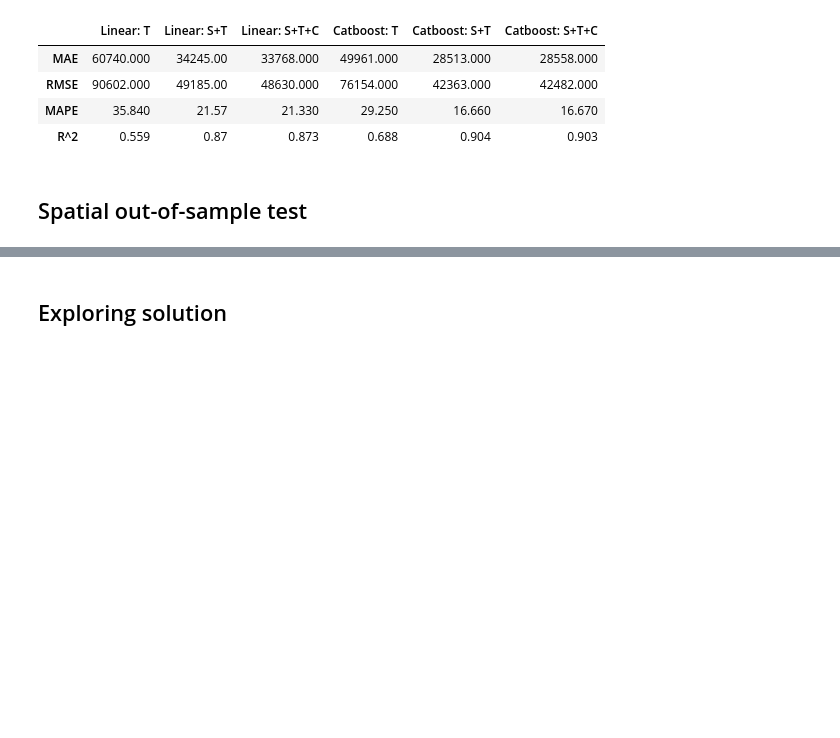
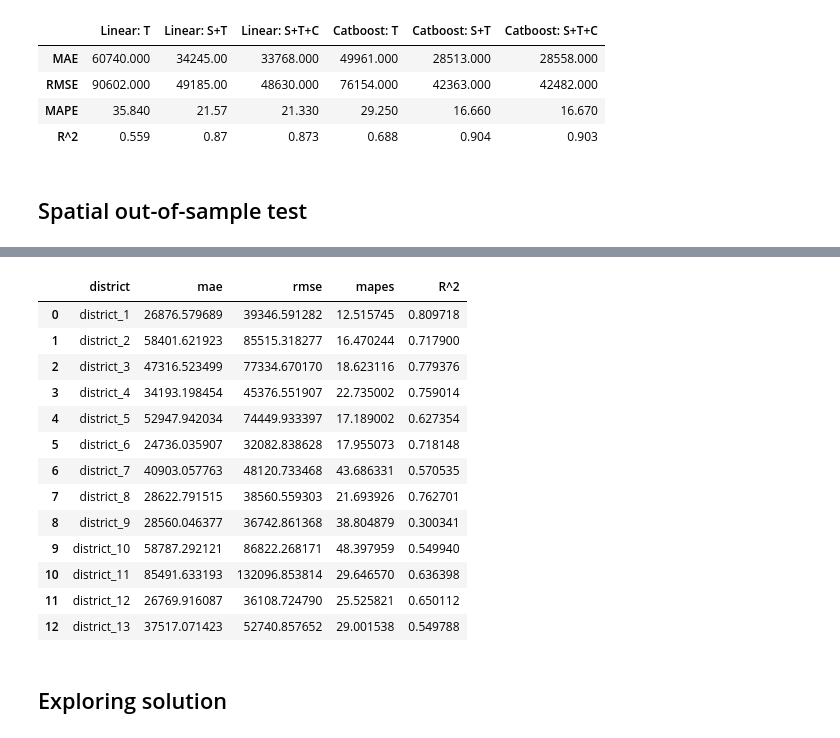
Before and after one commit to tim-heuwinkel/wikipedia-real-estate, a Jupyter notebook: ML_wiki.ipynb, the cells around one changed output, grey strips where cells are left out. Drawn from its saved outputs; the diff is of its cells as text; code cells hidden in the pictures; blank space fills up the shorter version.

Commit message:
add districts for SOOS validation

```diff
--- a/ML_wiki.ipynb
+++ b/ML_wiki.ipynb
@@ -591,0 +344,4 @@ error_df_soos.head(10)
+# %%
+estimator = CatBoostRegressor()
+error_df_soos, metrics = soos_validation(estimator, structured_wiki_text)
+maes, rmses, mapes, r_squareds = metrics
@@ -594,3 +384,24 @@ error_df_soos.to_csv(PATH+"results/errors_soos_wiki.csv", index=False)
+# %%
+districts = ["district_"+str(i) for i in range(1,14)]
+metrics_df = pd.DataFrame(data={"district":districts, "mae":maes, "rmse":rmses, "mapes":mapes, "R^2":r_squareds})
+metrics_df.set_index("district")
+metrics_df.to_csv(PATH+"results/errors_soos_district_wiki.csv")
+metrics_df
+# %% [output]
+|  | district | mae | rmse | mapes | R^2 |
+| 0 | district_1 | 26876.579689 | 39346.591282 | 12.515745 | 0.809718 |
+| 1 | district_2 | 58401.621923 | 85515.318277 | 16.470244 | 0.717900 |
+| 2 | district_3 | 47316.523499 | 77334.670170 | 18.623116 | 0.779376 |
+| 3 | district_4 | 34193.198454 | 45376.551907 | 22.735002 | 0.759014 |
+| 4 | district_5 | 52947.942034 | 74449.933397 | 17.189002 | 0.627354 |
+| 5 | district_6 | 24736.035907 | 32082.838628 | 17.955073 | 0.718148 |
+| 6 | district_7 | 40903.057763 | 48120.733468 | 43.686331 | 0.570535 |
+| 7 | district_8 | 28622.791515 | 38560.559303 | 21.693926 | 0.762701 |
+| 8 | district_9 | 28560.046377 | 36742.861368 | 38.804879 | 0.300341 |
+| 9 | district_10 | 58787.292121 | 86822.268171 | 48.397959 | 0.549940 |
+| 10 | district_11 | 85491.633193 | 132096.853814 | 29.646570 | 0.636398 |
+| 11 | district_12 | 26769.916087 | 36108.724790 | 25.525821 | 0.650112 |
+| 12 | district_13 | 37517.071423 | 52740.857652 | 29.001538 | 0.549788 |
 # %% [markdown]
 ## Exploring solution
 # %% [markdown]
```
Also changed, not shown: parts of 29 cells of this notebook, 3 other files.
